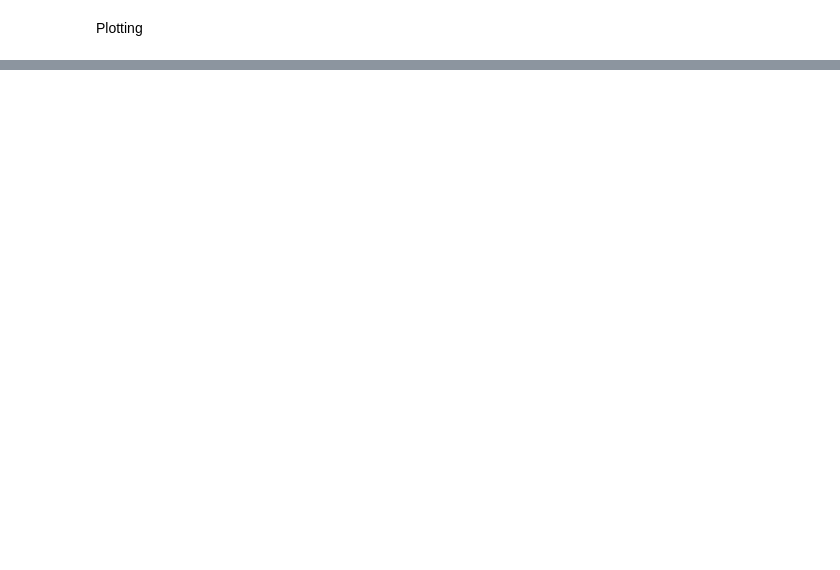
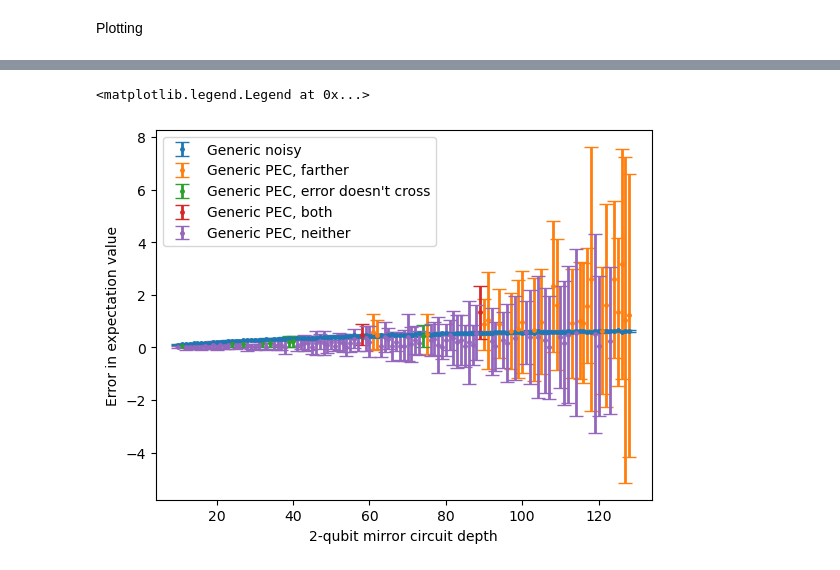
Before and after one commit to irvingatchem/EE522_25_3, a Jupyter notebook: Notebooks/PEC/Harry_Plotter_PEC.ipynb, the cells around one changed output, grey strips where cells are left out. Saved outputs shown, nothing was run; the diff lists cells and outputs as text; code cells hidden in the pictures; blank space fills up the shorter version.

```diff
--- a/Notebooks/PEC/Harry_Plotter_PEC.ipynb
+++ b/Notebooks/PEC/Harry_Plotter_PEC.ipynb
@@ -26,36 +26,38 @@ from qiskit import QuantumCircuit
 # %%
 # Generic data
 
-generic_ideal_2qvals = np.genfromtxt("Notebooks\\PEC\\Data\\Sherbrooke_PEC_mirror_nqubits_2_shots_10000_trials_10_Test_Depths\\true_values2025-05-14_15-52-13.txt", delimiter = " ")
+generic_ideal_2qvals = np.genfromtxt("C:\\Users\\munkr\\Documents\\GitHub\\EE522_25_3\\Notebooks\\PEC\\Data\\Generic_PEC_mirror_nqubits_2_shots_10000_trials_10_Test_Depths\\true_values2025-05-19_19-05-16.txt", delimiter = " ")
 generic_ideal_2qavgs = np.average(generic_ideal_2qvals, axis=1)
 
-generic_raw_2qvals = np.genfromtxt("C:\\Users\\munkr\\Documents\\GitHub\\EE522_25_3\\Notebooks\\Generic_PEC_mirror_nqubits_2_shots_10000_trials_10_Test_Depths\\noisy_values2025-05-19_19-05-16.txt", delimiter = " ")
+generic_raw_2qvals = np.genfromtxt("C:\\Users\\munkr\\Documents\\GitHub\\EE522_25_3\\Notebooks\\PEC\\Data\\Generic_PEC_mirror_nqubits_2_shots_10000_trials_10_Test_Depths\\noisy_values2025-05-19_19-05-16.txt", delimiter = " ")
 generic_raw_2qavgs = np.average(generic_raw_2qvals, axis=1)
 generic_raw_2qstds = np.std(generic_raw_2qvals, axis=1, ddof=1)
+generic_raw_2qpercentile = np.percentile(generic_raw_2qvals, 10, axis=1)
 
-generic_pec_2qvals = np.genfromtxt("C:\\Users\\munkr\\Documents\\GitHub\\EE522_25_3\\Notebooks\\Generic_PEC_mirror_nqubits_2_shots_10000_trials_10_Test_Depths\\pec_values2025-05-19_19-05-16.txt", delimiter = " ")
+generic_pec_2qvals = np.genfromtxt("C:\\Users\\munkr\\Documents\\GitHub\\EE522_25_3\\Notebooks\\PEC\\Data\\Generic_PEC_mirror_nqubits_2_shots_10000_trials_10_Test_Depths\\pec_values2025-05-19_19-05-16.txt", delimiter = " ")
 generic_pec_2qavgs = np.average(generic_pec_2qvals, axis=1)
 generic_pec_2qstds = np.std(generic_pec_2qvals, axis=1, ddof=1)
+generic_pec_2qpercentile = np.percentile(generic_pec_2qvals, 10, axis=1)
 
-generic_2qdepths = np.arange(0,len(generic_ideal_2qvals))
+generic_2qdepths = np.arange(10,len(generic_ideal_2qvals)+10)
 
 generic_raw_2qerrors = np.abs([a_i - b_i for a_i, b_i in zip(generic_raw_2qavgs, generic_ideal_2qavgs)])
 generic_pec_2qerrors = np.abs([a_i - b_i for a_i, b_i in zip(generic_pec_2qavgs, generic_ideal_2qavgs)])
 
 
 # Sherbrooke data
-sherbrooke_ideal_2qvals = np.genfromtxt("C:\\Users\\munkr\\Documents\\GitHub\\EE522_25_3\\Notebooks\\Sherbrooke_PEC_mirror_nqubits_2_shots_10000_trials_10_Test_Depths\\true_values2025-05-14_15-52-13.txt", delimiter = " ")
+sherbrooke_ideal_2qvals = np.genfromtxt("C:\\Users\\munkr\\Documents\\GitHub\\EE522_25_3\\Notebooks\\PEC\\Data\\Sherbrooke_PEC_mirror_nqubits_2_shots_10000_trials_10_Test_Depths\\true_values2025-05-14_15-52-13.txt", delimiter = " ")
 sherbrooke_ideal_2qavgs = np.average(sherbrooke_ideal_2qvals, axis=1)
 
-sherbrooke_raw_2qvals = np.genfromtxt("C:\\Users\\munkr\\Documents\\GitHub\\EE522_25_3\\Notebooks\\Sherbrooke_PEC_mirror_nqubits_2_shots_10000_trials_10_Test_Depths\\noisy_values2025-05-14_15-52-13.txt", delimiter = " ")
+sherbrooke_raw_2qvals = np.genfromtxt("C:\\Users\\munkr\\Documents\\GitHub\\EE522_25_3\\Notebooks\\PEC\\Data\\Sherbrooke_PEC_mirror_nqubits_2_shots_10000_trials_10_Test_Depths\\noisy_values2025-05-14_15-52-13.txt", delimiter = " ")
 sherbrooke_raw_2qavgs = np.average(sherbrooke_raw_2qvals, axis=1)
 sherbrooke_raw_2qstds = np.std(sherbrooke_raw_2qvals, axis=1, ddof=1)
 
-sherbrooke_pec_2qvals = np.genfromtxt("C:\\Users\\munkr\\Documents\\GitHub\\EE522_25_3\\Notebooks\\Sherbrooke_PEC_mirror_nqubits_2_shots_10000_trials_10_Test_Depths\\pec_values2025-05-14_15-52-13.txt", delimiter = " ")
+sherbrooke_pec_2qvals = np.genfromtxt("C:\\Users\\munkr\\Documents\\GitHub\\EE522_25_3\\Notebooks\\PEC\\Data\\Sherbrooke_PEC_mirror_nqubits_2_shots_10000_trials_10_Test_Depths\\pec_values2025-05-14_15-52-13.txt", delimiter = " ")
 sherbrooke_pec_2qavgs = np.average(sherbrooke_pec_2qvals, axis=1)
 sherbrooke_pec_2qstds = np.std(sherbrooke_pec_2qvals, axis=1, ddof=1)
 
-sherbrooke_2qdepths = np.arange(0,len(sherbrooke_ideal_2qavgs))
+sherbrooke_2qdepths = np.arange(10,len(sherbrooke_ideal_2qavgs)+10)
 
 sherbrooke_raw_2qerrors = np.abs([a_i - b_i for a_i, b_i in zip(sherbrooke_raw_2qavgs, sherbrooke_ideal_2qavgs)])
 sherbrooke_pec_2qerrors = np.abs([a_i - b_i for a_i, b_i in zip(sherbrooke_pec_2qavgs,sherbrooke_ideal_2qavgs)])
@@ -149,0 +231,15 @@ ax4.legend(loc = "upper left")
+# %%
+plt.figure()
+kwargs = {"capsize": 5, "lw": 2}
+
+plt.errorbar(generic_2qdepths, generic_raw_2qerrors, yerr= generic_raw_2qstds, label = "Generic noisy", **kwargs, fmt='o', ms=2.5)
+plt.errorbar(generic_2qdepths[generic_2q_farther_indicies], generic_pec_2qerrors[generic_2q_farther_indicies], yerr= generic_pec_2qstds[generic_2q_farther_indicies], label = "Generic PEC, farther", **kwargs, fmt='o', ms=2.5)
+plt.errorbar(generic_2qdepths[generic_2q_eb_no_cross_indicies], generic_pec_2qerrors[generic_2q_eb_no_cross_indicies], yerr= generic_pec_2qstds[generic_2q_eb_no_cross_indicies], label = "Generic PEC, error doesn't cross", **kwargs, fmt='o', ms=2.5)
+plt.errorbar(generic_2qdepths[generic_2q_both_indicies], generic_pec_2qerrors[generic_2q_both_indicies], yerr= generic_pec_2qstds[generic_2q_both_indicies], label = "Generic PEC, both", **kwargs, fmt='o', ms=2.5)
+plt.errorbar(generic_2qdepths[generic_2q_neither_indicies], generic_pec_2qerrors[generic_2q_neither_indicies], yerr= generic_pec_2qstds[generic_2q_neither_indicies], label = "Generic PEC, neither", **kwargs, fmt='o', ms=2.5)
+plt.xlabel("2-qubit mirror circuit depth")
+plt.ylabel("Error in expectation value")
+plt.legend(loc = "upper left")
+# %% [output]
+<matplotlib.legend.Legend at 0x...>
+[figure, added]
```
Also changed, not shown: parts of 23 cells of this notebook, 9 other files.
